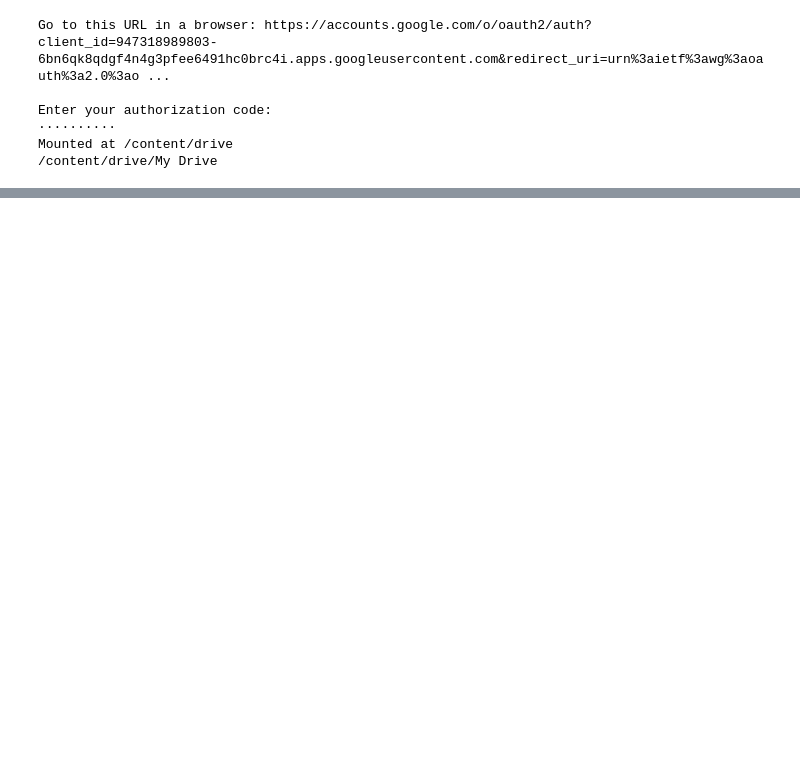
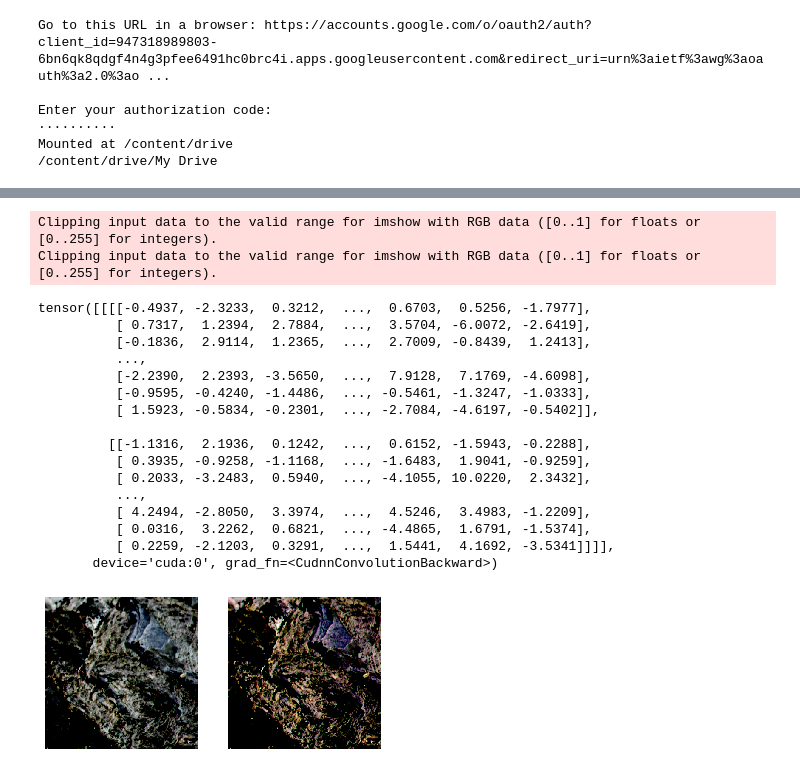
Before and after one commit to garg-akash/Steganography_GANs, a Jupyter notebook: S_GAN.ipynb, the cells around one changed output, grey strips where cells are left out. Drawn from its saved outputs; the diff is of its cells as text; code cells hidden in the pictures; blank space fills up the shorter version.

```diff
--- a/S_GAN.ipynb
+++ b/S_GAN.ipynb
@@ -12,6 +24,7 @@ Enter your authorization code:
 Mounted at /content/drive
 /content/drive/My Drive
 # %%
+import numpy as np
 import datetime
 import matplotlib.pyplot as plt
 from torch.nn.functional import binary_cross_entropy_with_logits, mse_loss
@@ -23,5 +36,6 @@ from tqdm import tqdm_notebook
 import torch
 import os
 import gc
-from PIL import ImageFile
+from PIL import ImageFile, Image
 ImageFile.LOAD_TRUNCATED_IMAGES = True
+PATH='/content/drive/My Drive/results/model/EN_DE_-0.009_2020-03-04_11:21:33.dat'
@@ -346,6 +421,22 @@ def plot(name, train_epoch, values, save):
         now = datetime.datetime.now()
         get_fig.savefig('results/plots/%s_%.3f_%d_%s.png' %
                         (name, train_epoch, values[-1], now.strftime("%Y-%m-%d_%H:%M:%S")))
+# %%
+def test(encoder,decoder, cover, payload):
+  %matplotlib inline
+  generated = encoder.forward(cover, payload)
+  result = decoder.forward(cover)
+  f, ax = plt.subplots(1, 2)
+  cover=np.transpose(np.squeeze(cover.cpu()), (1, 2, 0))
+  ax[0].imshow(cover)
+  ax[0].axis('off')
+  generated=np.transpose(np.squeeze((generated.cpu()).detach().numpy()), (1, 2, 0))
+  ax[1].imshow(generated)
+  ax[1].axis('off')
+  now = datetime.datetime.now()
+  print(result)
+  #get_fig.savefig('results/samples/%s_%.3f_%d_%s.png' %
+              #(name, train_epoch, values[-1], now.strftime("%Y-%m-%d_%H:%M:%S")))
 # %%
 if __name__ == '__main__':
     for func in [
@@ -511,0 +710,26 @@ if __name__ == '__main__':
+# %%
+cover, _ = next(iter(valid_set))
+_, H, W = cover.size()
+cover = cover[None].to(device)
+payload = torch.zeros((1, data_depth, H, W),device=device).random_(0, 2)
+test(encoder,decoder,cover,payload)
+# %% [output]
+Clipping input data to the valid range for imshow with RGB data ([0..1] for floats or [0..255] for integers).
+Clipping input data to the valid range for imshow with RGB data ([0..1] for floats or [0..255] for integers).
+tensor([[[[-0.4937, -2.3233,  0.3212,  ...,  0.6703,  0.5256, -1.7977],
+          [ 0.7317,  1.2394,  2.7884,  ...,  3.5704, -6.0072, -2.6419],
+          [-0.1836,  2.9114,  1.2365,  ...,  2.7009, -0.8439,  1.2413],
+          ...,
+          [-2.2390,  2.2393, -3.5650,  ...,  7.9128,  7.1769, -4.6098],
+          [-0.9595, -0.4240, -1.4486,  ..., -0.5461, -1.3247, -1.0333],
+          [ 1.5923, -0.5834, -0.2301,  ..., -2.7084, -4.6197, -0.5402]],
+
+         [[-1.1316,  2.1936,  0.1242,  ...,  0.6152, -1.5943, -0.2288],
+          [ 0.3935, -0.9258, -1.1168,  ..., -1.6483,  1.9041, -0.9259],
+          [ 0.2033, -3.2483,  0.5940,  ..., -4.1055, 10.0220,  2.3432],
+          ...,
+          [ 4.2494, -2.8050,  3.3974,  ...,  4.5246,  3.4983, -1.2209],
+          [ 0.0316,  3.2262,  0.6821,  ..., -4.4865,  1.6791, -1.5374],
+          [ 0.2259, -2.1203,  0.3291,  ...,  1.5441,  4.1692, -3.5341]]]],
+       device='cuda:0', grad_fn=<CudnnConvolutionBackward>)
+[figure, added]
```
Also changed, not shown: parts of 6 cells of this notebook.
